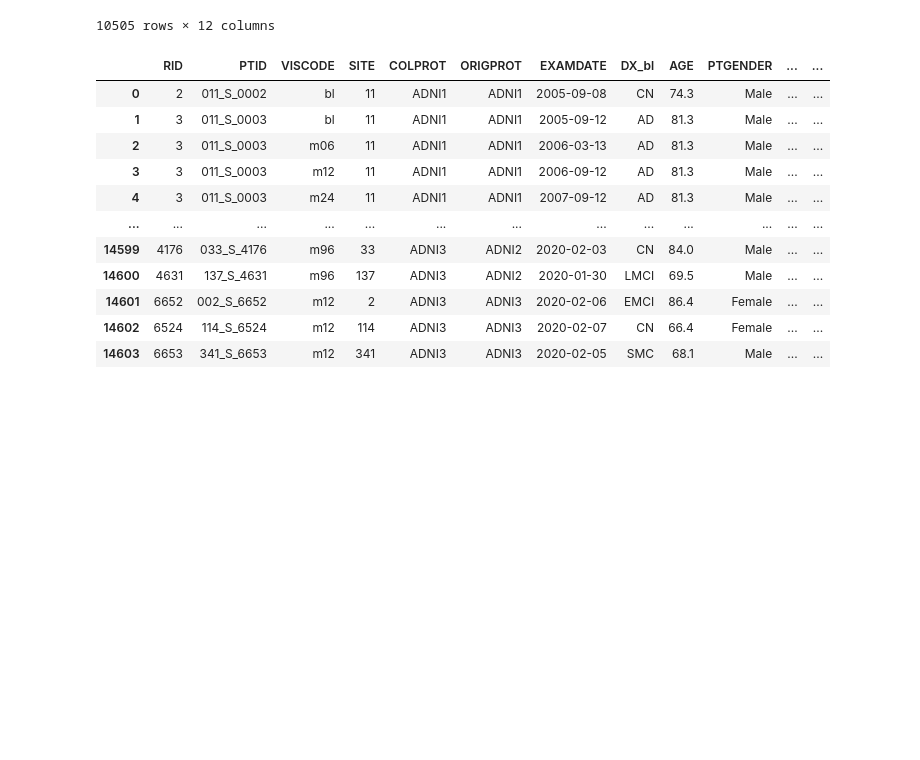
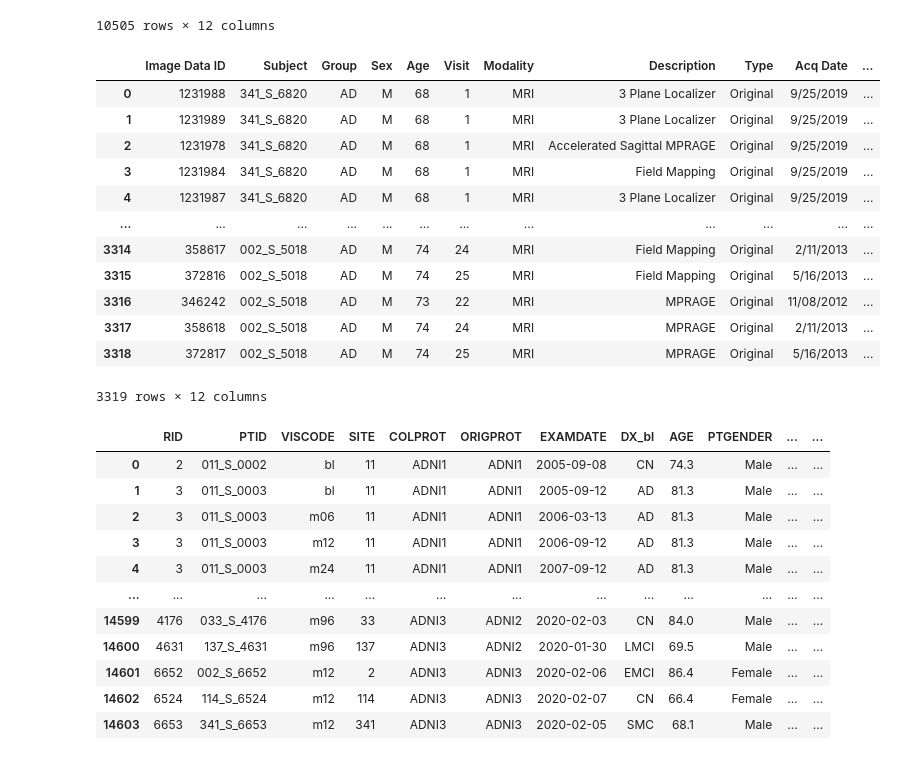
Before and after one commit to ulysses1881826/neuroScript, a Jupyter notebook: makeSpecificPeopleCSV.ipynb, the cells around one changed output. Saved outputs shown, nothing was run; the diff lists cells and outputs as text; code cells hidden in the pictures; blank space fills up the shorter version.

```diff
--- a/makeSpecificPeopleCSV.ipynb
+++ b/makeSpecificPeopleCSV.ipynb
@@ -21,7 +21,7 @@ csvPath = "/home/ubuntu/Desktop/ADNI_MRI_Image/csvFiles"
 # %%
 # MM1_data = pd.read_csv(os.path.join(csvPath,'MM1.csv'))
 # CM1_data = pd.read_csv(os.path.join(csvPath,'CM1.csv'))
-AM1_data = pd.read_csv(os.path)
+AM1_data = pd.read_csv(os.path.join(csvPath,'AM1.csv'))
 ADNIMERGE = pd.read_csv(os.path.join(csvPath,'ADNIMERGE.csv'))
 # %%
 MM1_data
@@ -55,6 +43,22 @@ CM1_data
 | 10503 | 238628 | 002_S_0295 | CN | M | 90 | 26 | MRI | MPRAGE SENSE2 | Original | 6/02/2011 | ... |
 | 10504 | 303067 | 002_S_0295 | CN | M | 91 | 28 | MRI | MPRAGE SENSE2 | Original | 5/10/2012 | ... |
 10505 rows × 12 columns
+# %%
+AM1_data
+# %% [output]
+|  | Image Data ID | Subject | Group | Sex | Age | Visit | Modality | Description | Type | Acq Date | ... |
+| 0 | 1231988 | 341_S_6820 | AD | M | 68 | 1 | MRI | 3 Plane Localizer | Original | 9/25/2019 | ... |
+| 1 | 1231989 | 341_S_6820 | AD | M | 68 | 1 | MRI | 3 Plane Localizer | Original | 9/25/2019 | ... |
+| 2 | 1231978 | 341_S_6820 | AD | M | 68 | 1 | MRI | Accelerated Sagittal MPRAGE | Original | 9/25/2019 | ... |
+| 3 | 1231984 | 341_S_6820 | AD | M | 68 | 1 | MRI | Field Mapping | Original | 9/25/2019 | ... |
+| 4 | 1231987 | 341_S_6820 | AD | M | 68 | 1 | MRI | 3 Plane Localizer | Original | 9/25/2019 | ... |
+| ... | ... | ... | ... | ... | ... | ... | ... | ... | ... | ... | ... |
+| 3314 | 358617 | 002_S_5018 | AD | M | 74 | 24 | MRI | Field Mapping | Original | 2/11/2013 | ... |
+| 3315 | 372816 | 002_S_5018 | AD | M | 74 | 25 | MRI | Field Mapping | Original | 5/16/2013 | ... |
+| 3316 | 346242 | 002_S_5018 | AD | M | 73 | 22 | MRI | MPRAGE | Original | 11/08/2012 | ... |
+| 3317 | 358618 | 002_S_5018 | AD | M | 74 | 24 | MRI | MPRAGE | Original | 2/11/2013 | ... |
+| 3318 | 372817 | 002_S_5018 | AD | M | 74 | 25 | MRI | MPRAGE | Original | 5/16/2013 | ... |
+3319 rows × 12 columns
 # %%
 ADNIMERGE
 # %% [output]
```
Also changed, not shown: parts of 6 cells of this notebook, 3 other files.
